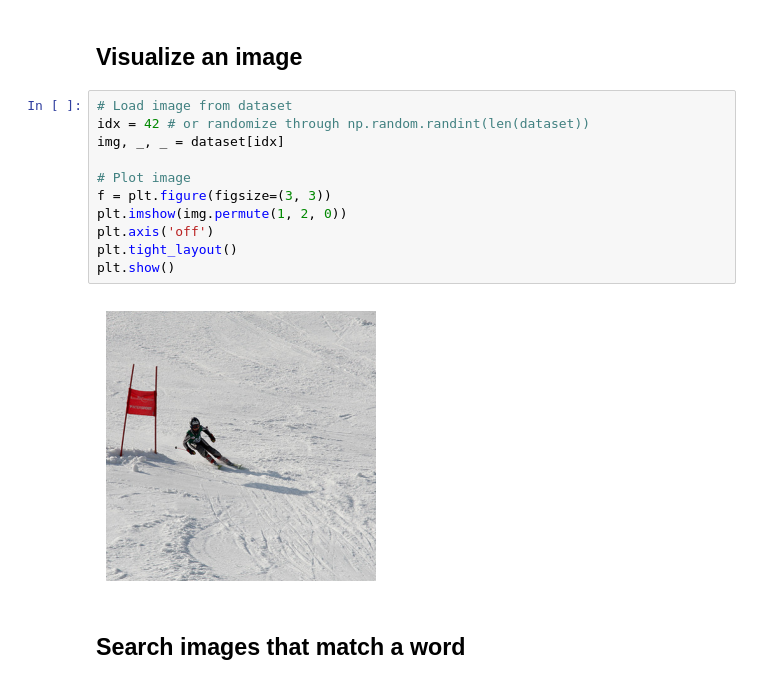
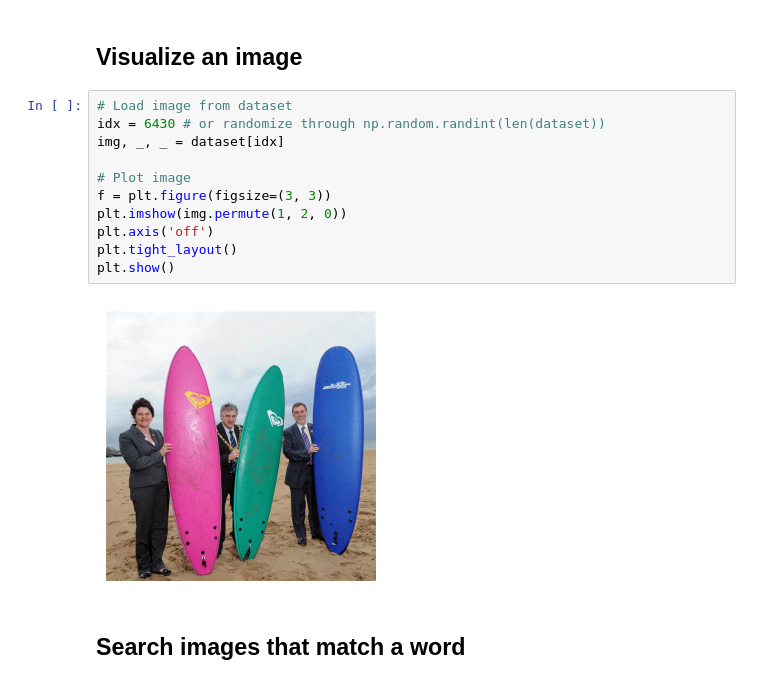
Before and after one commit to diegogcerdas/masters-thesis, a Jupyter notebook: notebooks/nsd_dataset_explore.ipynb, the cells around one changed output. Cells and saved outputs as stored; diff of their text form.

```diff
--- a/notebooks/nsd_dataset_explore.ipynb
+++ b/notebooks/nsd_dataset_explore.ipynb
@@ -38,17 +38,17 @@ dataset = NaturalScenesDataset(
 ## Visualize an image
 # %%
 # Load image from dataset
-idx = 42 # or randomize through np.random.randint(len(dataset))
+idx = 6430 # or randomize through np.random.randint(len(dataset))
 img, _, _ = dataset[idx]
 
 # Plot image
 f = plt.figure(figsize=(3, 3))
 plt.imshow(img.permute(1, 2, 0))
 plt.axis('off')
 plt.tight_layout()
 plt.show()
 # %% [output]
-[figure, old version]
+[figure, new version]
 # %% [markdown]
 ## Search images that match a word
 # %%
```
Also changed, not shown: 2 other files.
